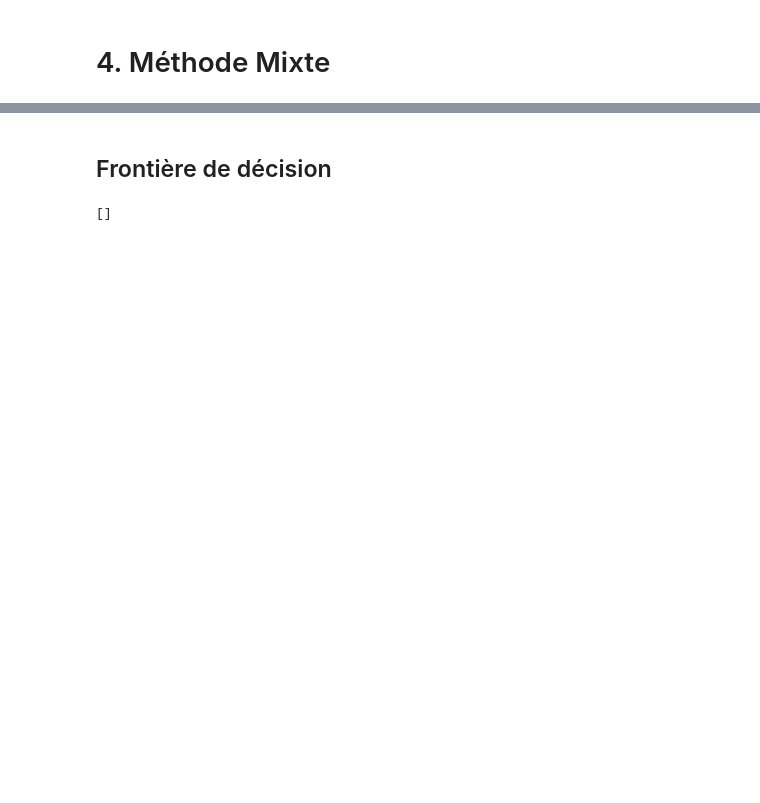
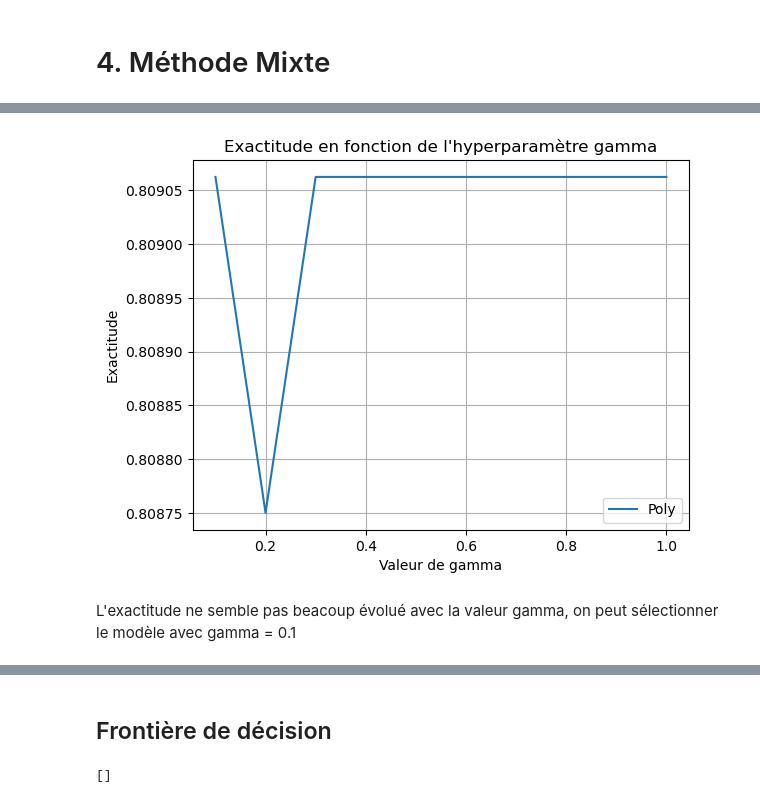
Before and after one commit to tanguy-linard/stellar-classification, a Jupyter notebook: stellar_classification.ipynb, the cells around one changed output, grey strips where cells are left out. Cells and saved outputs as stored; diff of their text form; code cells hidden in the pictures; blank space fills up the shorter version.

```diff
--- a/stellar_classification.ipynb
+++ b/stellar_classification.ipynb
@@ -639,0 +628,13 @@ GaussianMixture(n_components=17)
+# %%
+# Affichage de l'exactitude en fonction de l'hyperparamètre gamma
+plt.plot(gamma_values, accuracies_pca, label='Poly')
+plt.title("Exactitude en fonction de l'hyperparamètre gamma")
+plt.xlabel('Valeur de gamma')
+plt.ylabel('Exactitude')
+plt.legend()
+plt.grid()
+plt.show()
+# %% [output]
+[figure, added]
+# %% [markdown]
+L'exactitude ne semble pas beacoup évolué avec la valeur gamma, on peut sélectionner le modèle avec gamma = 0.1
```
Also changed, not shown: parts of 51 cells of this notebook, 1 other file.
